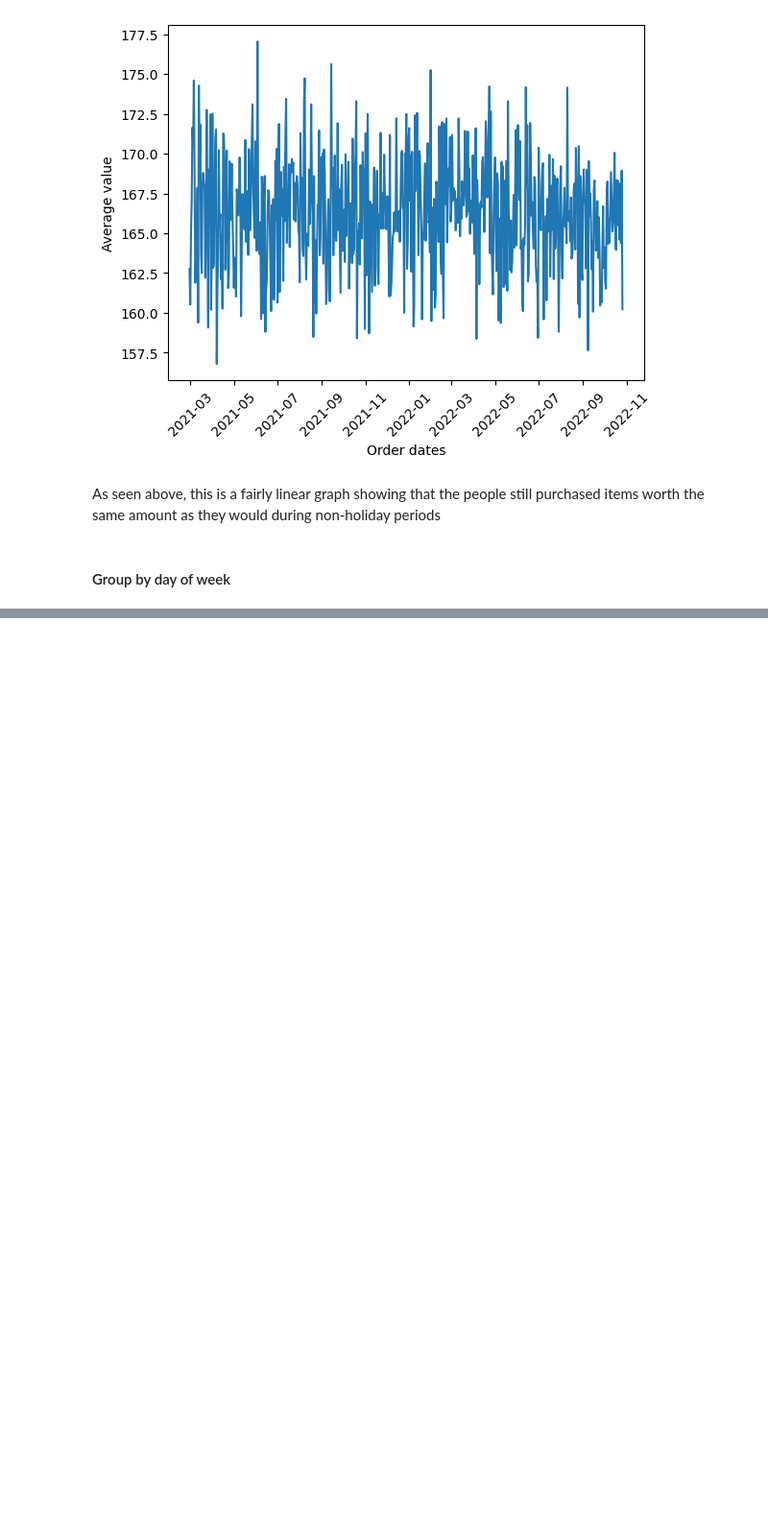
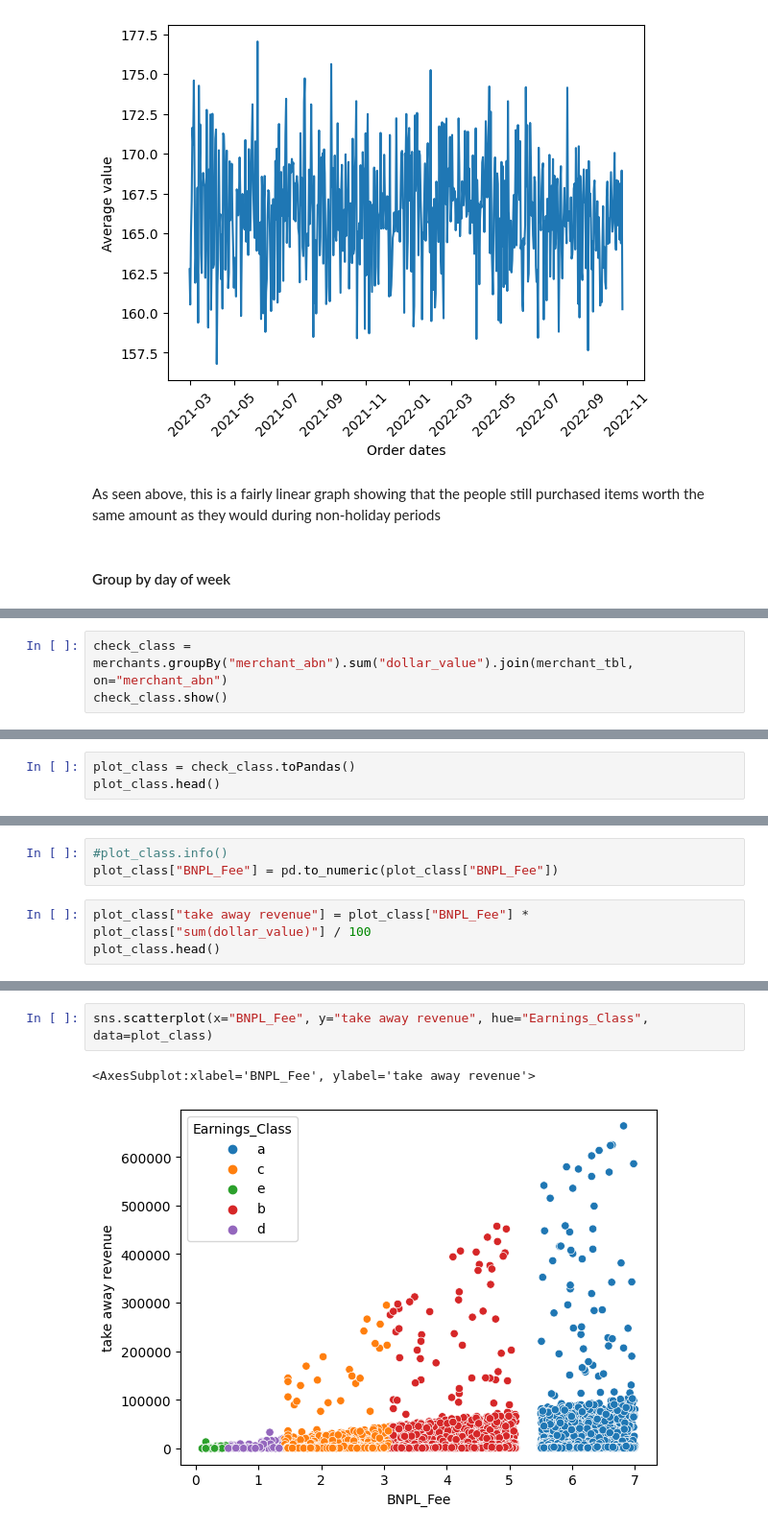
Before and after one commit to godfather-is-me/BNPL-Ranker, a Jupyter notebook: notebooks/initial.ipynb, the cells around one changed output, grey strips where cells are left out. Shown at 96% size. Cells and saved outputs as stored; diff of their text form; blank space fills up the shorter version.

```diff
--- a/notebooks/initial.ipynb
+++ b/notebooks/initial.ipynb
@@ -159,0 +288,3 @@ Slight randomness with not that much difference between the days of the week
+# %%
+check_class = merchants.groupBy("merchant_abn").sum("dollar_value").join(merchant_tbl, on="merchant_abn")
+check_class.show()
@@ -159,0 +323,3 @@ Slight randomness with not that much difference between the days of the week
+# %%
+plot_class = check_class.toPandas()
+plot_class.head()
@@ -159,0 +333,6 @@ Slight randomness with not that much difference between the days of the week
+# %%
+#plot_class.info()
+plot_class["BNPL_Fee"] = pd.to_numeric(plot_class["BNPL_Fee"])
+# %%
+plot_class["take away revenue"] = plot_class["BNPL_Fee"] * plot_class["sum(dollar_value)"] / 100
+plot_class.head()
@@ -159,0 +346,5 @@ Slight randomness with not that much difference between the days of the week
+# %%
+sns.scatterplot(x="BNPL_Fee", y="take away revenue", hue="Earnings_Class", data=plot_class)
+# %% [output]
+<AxesSubplot:xlabel='BNPL_Fee', ylabel='take away revenue'>
+[figure, added]
```
Also changed, not shown: parts of 24 cells of this notebook.
